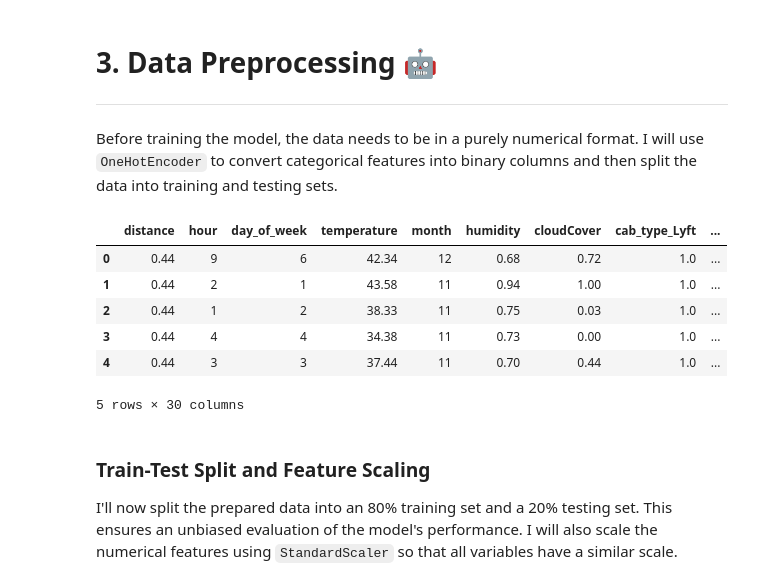
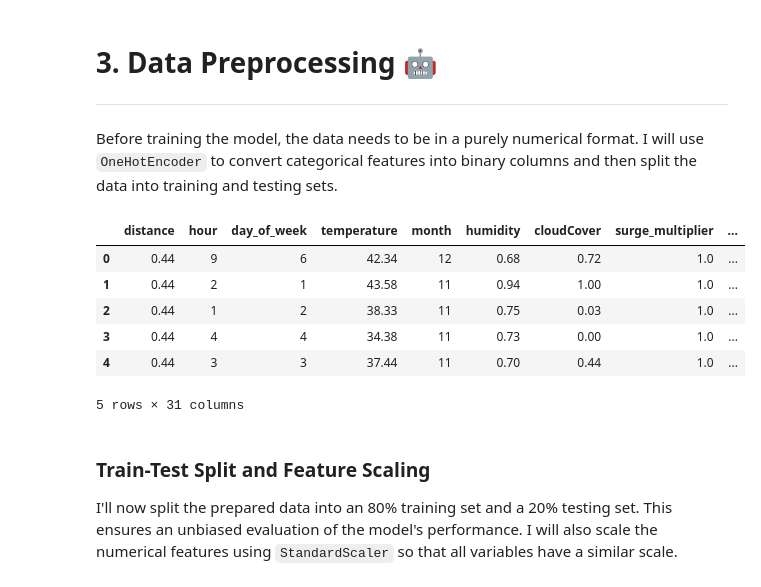
Before and after one commit to yraclimaco/Uber-Lyft-Price-Prediction, a Jupyter notebook: UberLyft_PricePredict _Project.ipynb, the cells around one changed output. Cells and saved outputs as stored; diff of their text form; code cells hidden in the pictures.

```diff
--- a/UberLyft_PricePredict _Project.ipynb
+++ b/UberLyft_PricePredict _Project.ipynb
@@ -192,25 +192,25 @@ Before training the model, the data needs to be in a purely numerical format. I
 # %%
 # Create instance of Encoder
 encoder = OneHotEncoder(handle_unknown = 'ignore', sparse_output = False)
 
 # Handle non-numerical data
-features = df[['distance', 'hour', 'day_of_week', 'cab_type', 'name', 'temperature', 'month','humidity', 'cloudCover', 'short_summary']]
+features = df[['distance', 'hour', 'day_of_week', 'cab_type', 'name', 'temperature', 'month','humidity', 'cloudCover', 'short_summary','surge_multiplier']]
 encoded_values = encoder.fit_transform(features[['cab_type', 'name', 'short_summary']])
 newCols = encoder.get_feature_names_out(['cab_type', 'name', 'short_summary'])
 
 # Create a fully numerical data set
 df_encoded = pd.DataFrame(encoded_values, columns = newCols, index = features.index)
 final_df = pd.concat([features.drop(columns = ['cab_type', 'name', 'short_summary']), df_encoded],axis = 1)
 
 final_df.head()
 # %% [output]
-|  | distance | hour | day_of_week | temperature | month | humidity | cloudCover | cab_type_Lyft | ... |
+|  | distance | hour | day_of_week | temperature | month | humidity | cloudCover | surge_multiplier | ... |
 | 0 | 0.44 | 9 | 6 | 42.34 | 12 | 0.68 | 0.72 | 1.0 | ... |
 | 1 | 0.44 | 2 | 1 | 43.58 | 11 | 0.94 | 1.00 | 1.0 | ... |
 | 2 | 0.44 | 1 | 2 | 38.33 | 11 | 0.75 | 0.03 | 1.0 | ... |
 | 3 | 0.44 | 4 | 4 | 34.38 | 11 | 0.73 | 0.00 | 1.0 | ... |
 | 4 | 0.44 | 3 | 3 | 37.44 | 11 | 0.70 | 0.44 | 1.0 | ... |
-5 rows × 30 columns
+5 rows × 31 columns
 # %% [markdown]
 ### Train-Test Split and Feature Scaling
 I'll now split the prepared data into an 80% training set and a 20% testing set. This ensures an unbiased evaluation of the model's performance. I will also scale the numerical features using `StandardScaler` so that all variables have a similar scale.
```
Also changed, not shown: parts of 13 cells of this notebook.
